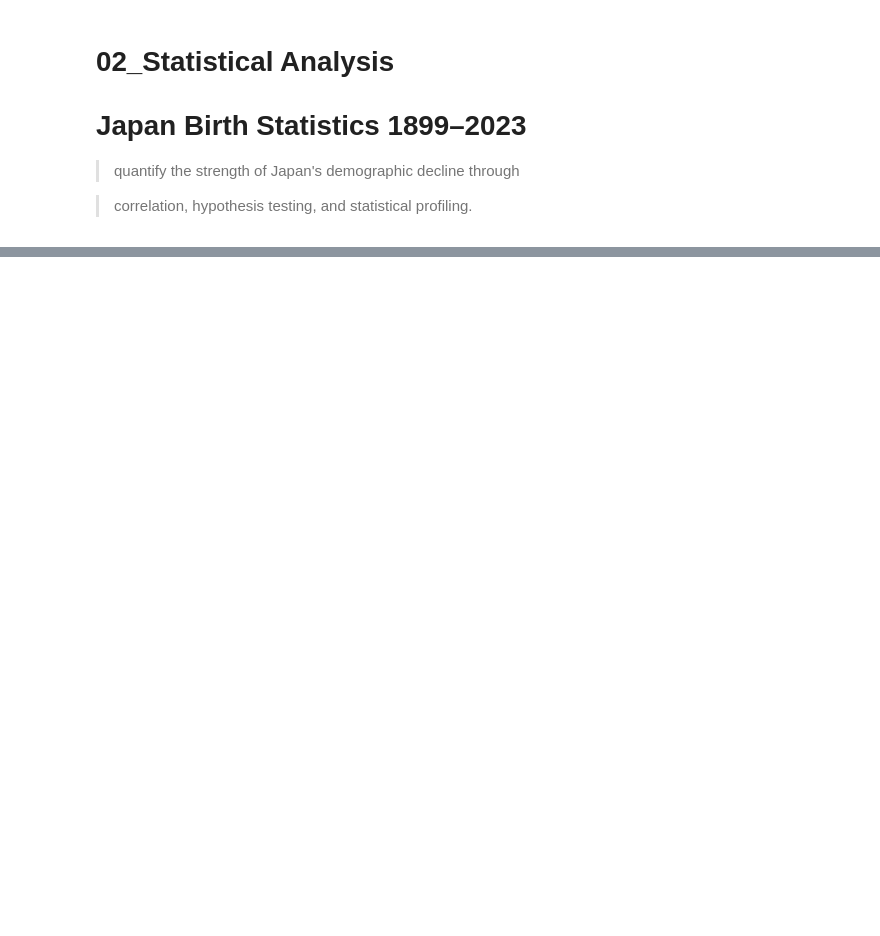
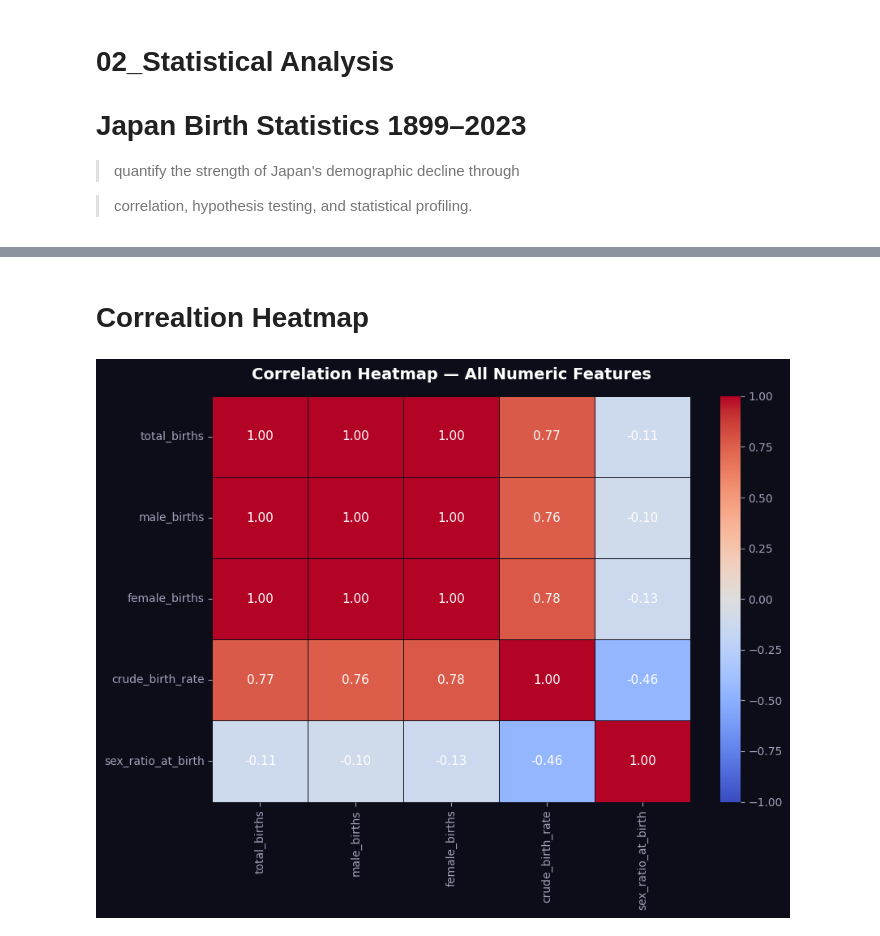
Before and after one commit to suzzzel5/Japan-Birth-Statistics-1899-2023-, a Jupyter notebook: notebooks/02_statistical_analysis.ipynb, the cells around one changed output, grey strips where cells are left out. Cells and saved outputs as stored; diff of their text form; code cells hidden in the pictures; blank space fills up the shorter version.

Commit message:
corr for the decade wise analysis

```diff
--- a/notebooks/02_statistical_analysis.ipynb
+++ b/notebooks/02_statistical_analysis.ipynb
@@ -68,0 +179,28 @@ Index(['year', 'total_births', 'male_births', 'female_births',
+# %% [markdown]
+# Correaltion Heatmap
+# %%
+# Build correlation matrix using NumPy
+corr_cols = ['total_births', 'male_births', 'female_births',
+               'crude_birth_rate', 'sex_ratio_at_birth']
+
+corr_df   = df[corr_cols].corr()
+
+fig, ax = plt.subplots(figsize=(9, 7))
+
+sns.heatmap(corr_df,
+               annot=True, fmt='.2f',
+               cmap='coolwarm',
+               center=0, vmin=-1, vmax=1,
+               linewidths=0.5,
+               linecolor='#0d0d1a',
+               ax=ax,
+               annot_kws={'size': 11, 'color': 'white'})
+
+ax.set_title("Correlation Heatmap — All Numeric Features",
+               fontweight='bold', pad=15)
+plt.tight_layout()
+plt.savefig('../reports/10_correlation_heatmap.png', dpi=150,
+               bbox_inches='tight', facecolor='#0d0d1a')
+plt.show()
+# %% [output]
+[figure, added]
```
Also changed, not shown: parts of 13 cells of this notebook.
